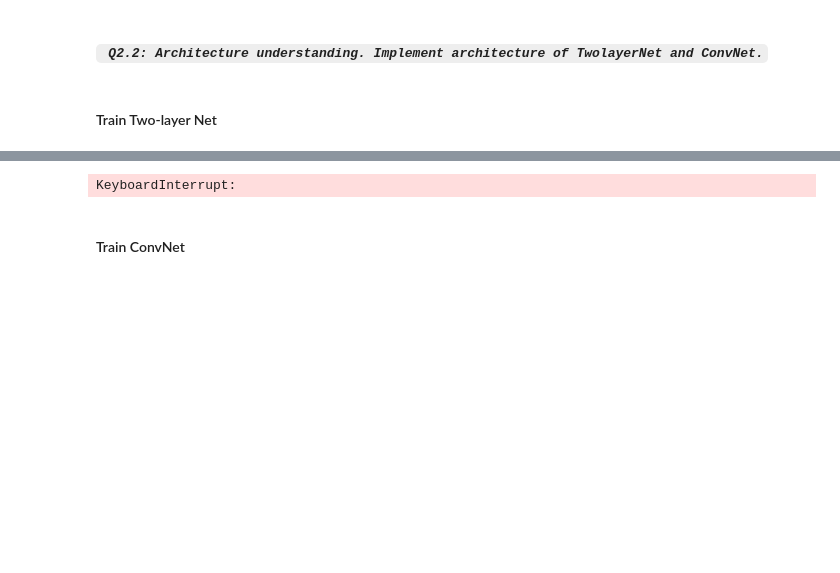
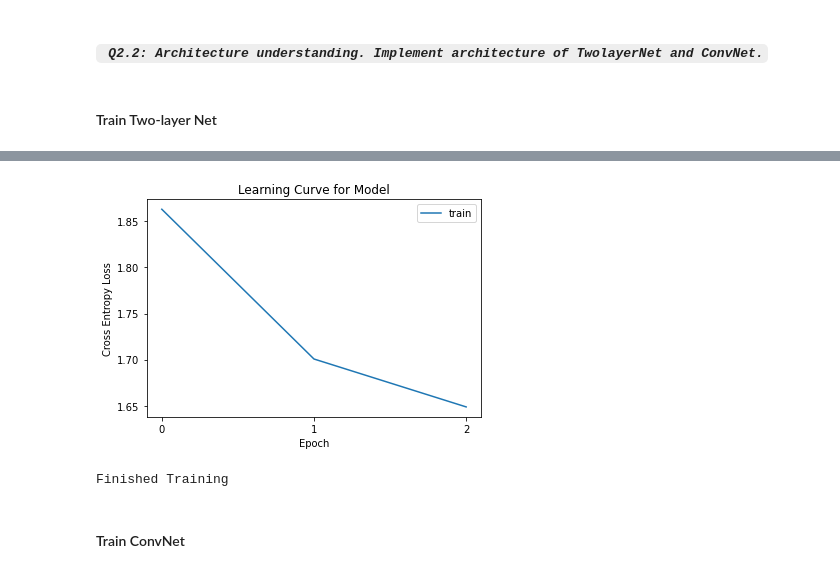
Before and after one commit to TomFrederik/cv1-2020, a Jupyter notebook: Lab5_Project/Lab_project_part2.ipynb, the cells around one changed output, grey strips where cells are left out. Drawn from its saved outputs; the diff is of its cells as text; code cells hidden in the pictures; blank space fills up the shorter version.

Commit message:
completed dataloader and trained/tested  on CIFAR

```diff
--- a/Lab5_Project/Lab_project_part2.ipynb
+++ b/Lab5_Project/Lab_project_part2.ipynb
@@ -39,12 +41,12 @@ transform = transforms.Compose(
 
 trainset = torchvision.datasets.CIFAR10(root='./data', train=True,
                                         download=True, transform=transform)
-trainloader = torch.utils.data.DataLoader(trainset, batch_size=16,
+trainloader = torch.utils.data.DataLoader(trainset, batch_size=32,
                                           shuffle=True, num_workers=2)
 
 testset = torchvision.datasets.CIFAR10(root='./data', train=False,
                                        download=False, transform=transform)
-testloader = torch.utils.data.DataLoader(testset, batch_size=16,
+testloader = torch.utils.data.DataLoader(testset, batch_size=32,
                                          shuffle=False, num_workers=2)
 
 classes = ('plane', 'car', 'bird', 'cat',
@@ -152,5 +154,5 @@ def train(net, trainloader,epoch=1):
 ####  Train Two-layer Net
 # %%
 twolayernet = TwolayerNet((3*32*32), 20, 10)
-train(twolayernet, trainloader, epoch=10)
+train(twolayernet, trainloader, epoch=3)
 # %% [output]
@@ -176,4 +165,5 @@ Now starting epoch 9
+[figure, added]
-KeyboardInterrupt:
+Finished Training
 # %% [markdown]
 #### Train ConvNet
 # %%
```
Also changed, not shown: parts of 15 cells of this notebook.
